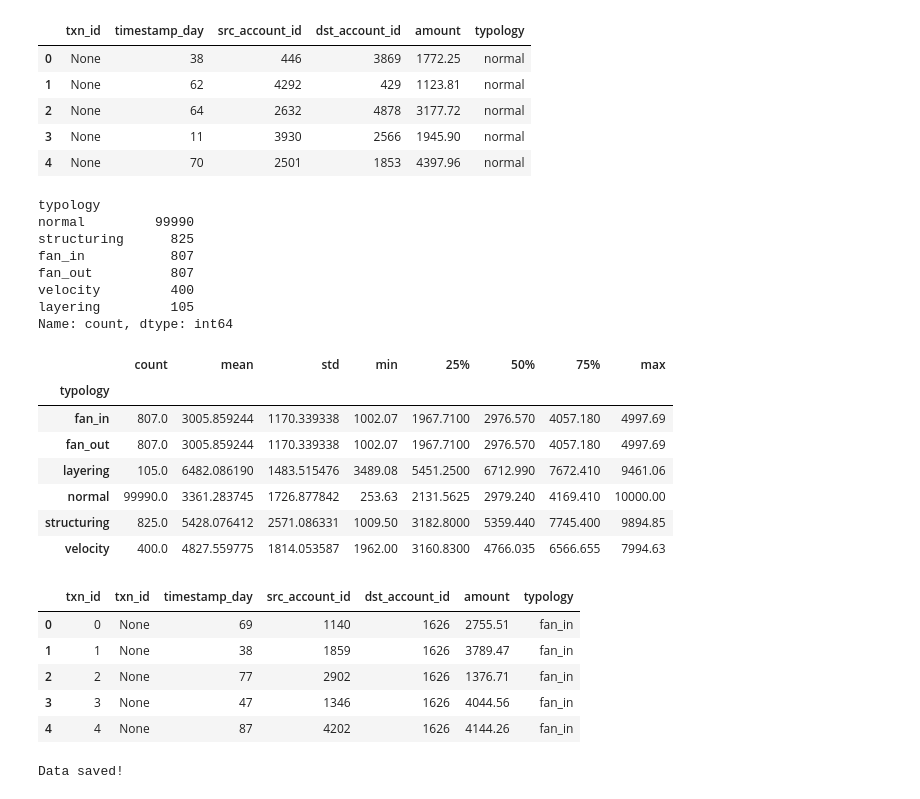
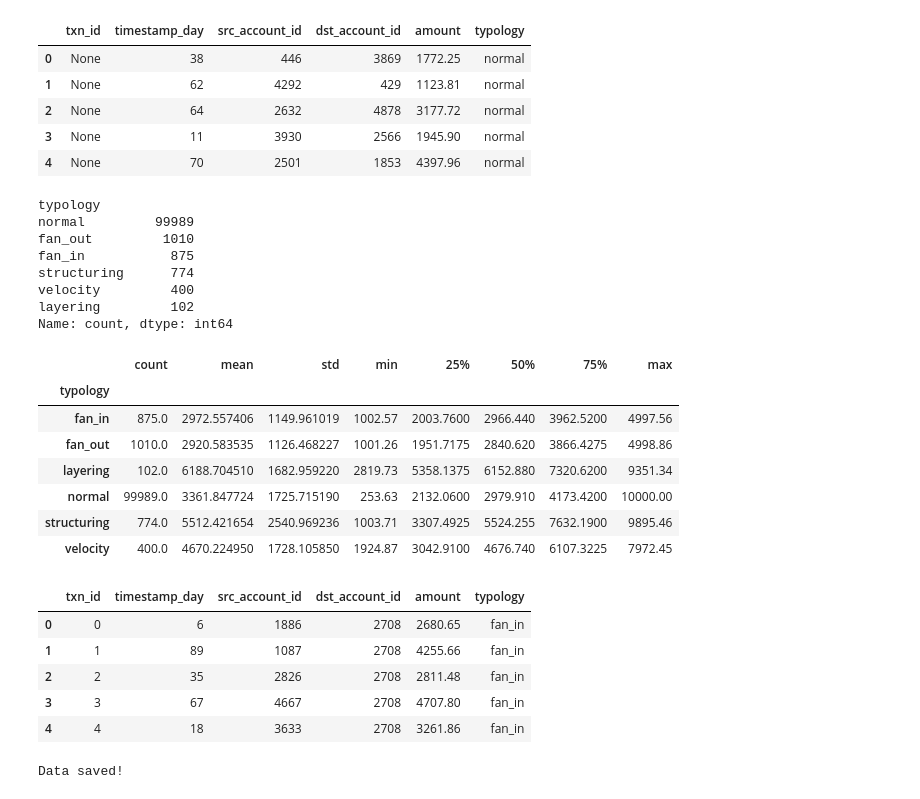
Before and after one commit to vijaivimu/aml-mule-risk-scoring, a Jupyter notebook: notebooks/01_data_generation_and_eda.ipynb, the cells around one changed output. Cells and saved outputs as stored; diff of their text form; code cells hidden in the pictures.

```diff
--- a/notebooks/01_data_generation_and_eda.ipynb
+++ b/notebooks/01_data_generation_and_eda.ipynb
@@ -597,36 +597,36 @@ normal_txn.head()
 | 3 | None | 11 | 3930 | 2566 | 1945.90 | normal |
 | 4 | None | 70 | 2501 | 1853 | 4397.96 | normal |
 # %%
-transactions["typology"].value_counts()
+transactions_df["typology"].value_counts()
 # %% [output]
 typology
-normal         99990
-structuring      825
-fan_in           807
-fan_out          807
+normal         99989
+fan_out         1010
+fan_in           875
+structuring      774
 velocity         400
-layering         105
+layering         102
 Name: count, dtype: int64
 # %%
-transactions.groupby("typology")["amount"].describe()
+transactions_df.groupby("typology")["amount"].describe()
 # %% [output]
 |  | count | mean | std | min | 25% | 50% | 75% | max |
 | typology |  |  |  |  |  |  |  |  |
-| fan_in | 807.0 | 3005.859244 | 1170.339338 | 1002.07 | 1967.7100 | 2976.570 | 4057.180 | 4997.69 |
-| fan_out | 807.0 | 3005.859244 | 1170.339338 | 1002.07 | 1967.7100 | 2976.570 | 4057.180 | 4997.69 |
-| layering | 105.0 | 6482.086190 | 1483.515476 | 3489.08 | 5451.2500 | 6712.990 | 7672.410 | 9461.06 |
-| normal | 99990.0 | 3361.283745 | 1726.877842 | 253.63 | 2131.5625 | 2979.240 | 4169.410 | 10000.00 |
-| structuring | 825.0 | 5428.076412 | 2571.086331 | 1009.50 | 3182.8000 | 5359.440 | 7745.400 | 9894.85 |
-| velocity | 400.0 | 4827.559775 | 1814.053587 | 1962.00 | 3160.8300 | 4766.035 | 6566.655 | 7994.63 |
+| fan_in | 875.0 | 2972.557406 | 1149.961019 | 1002.57 | 2003.7600 | 2966.440 | 3962.5200 | 4997.56 |
+| fan_out | 1010.0 | 2920.583535 | 1126.468227 | 1001.26 | 1951.7175 | 2840.620 | 3866.4275 | 4998.86 |
+| layering | 102.0 | 6188.704510 | 1682.959220 | 2819.73 | 5358.1375 | 6152.880 | 7320.6200 | 9351.34 |
+| normal | 99989.0 | 3361.847724 | 1725.715190 | 253.63 | 2132.0600 | 2979.910 | 4173.4200 | 10000.00 |
+| structuring | 774.0 | 5512.421654 | 2540.969236 | 1003.71 | 3307.4925 | 5524.255 | 7632.1900 | 9895.46 |
+| velocity | 400.0 | 4670.224950 | 1728.105850 | 1924.87 | 3042.9100 | 4676.740 | 6107.3225 | 7972.45 |
 # %%
-transactions.head()
+transactions_df.head()
 # %% [output]
-|  | txn_id | txn_id | timestamp_day | src_account_id | dst_account_id | amount | typology |
-| 0 | 0 | None | 69 | 1140 | 1626 | 2755.51 | fan_in |
-| 1 | 1 | None | 38 | 1859 | 1626 | 3789.47 | fan_in |
-| 2 | 2 | None | 77 | 2902 | 1626 | 1376.71 | fan_in |
-| 3 | 3 | None | 47 | 1346 | 1626 | 4044.56 | fan_in |
-| 4 | 4 | None | 87 | 4202 | 1626 | 4144.26 | fan_in |
+|  | txn_id | timestamp_day | src_account_id | dst_account_id | amount | typology |
+| 0 | 0 | 6 | 1886 | 2708 | 2680.65 | fan_in |
+| 1 | 1 | 89 | 1087 | 2708 | 4255.66 | fan_in |
+| 2 | 2 | 35 | 2826 | 2708 | 2811.48 | fan_in |
+| 3 | 3 | 67 | 4667 | 2708 | 4707.80 | fan_in |
+| 4 | 4 | 18 | 3633 | 2708 | 3261.86 | fan_in |
 # %%
 from pathlib import Path
 
```
Also changed, not shown: parts of 3 cells of this notebook, 2 other files.
